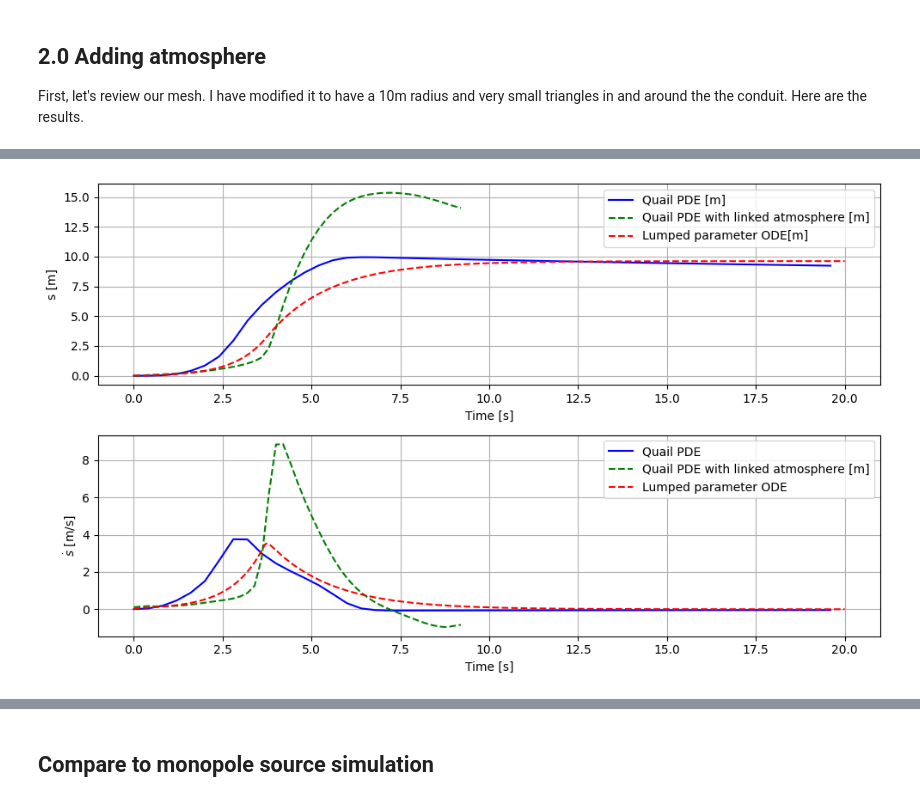
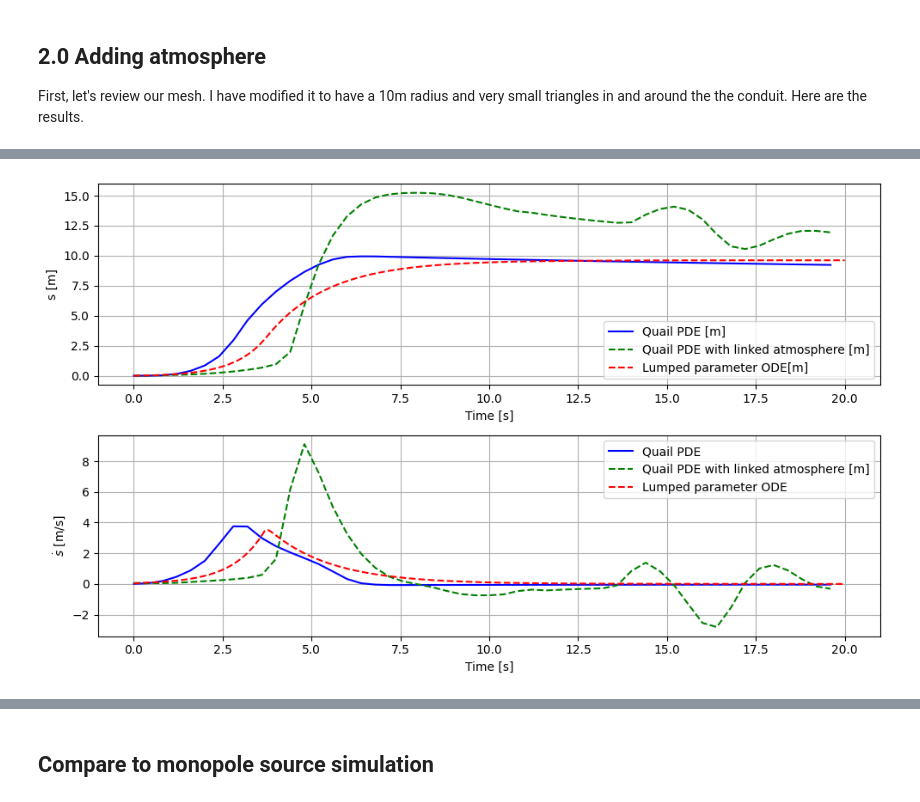
Before and after one commit to paxtonsc/volcano-sims, a Jupyter notebook: notebooks/2025.05.26.experiments.ipynb, the cells around one changed output, grey strips where cells are left out. Drawn from its saved outputs; the diff is of its cells as text; code cells hidden in the pictures.

```diff
--- a/notebooks/2025.05.26.experiments.ipynb
+++ b/notebooks/2025.05.26.experiments.ipynb
@@ -214,10 +215,10 @@ s2_0 = 0.0  # Initial velocity
 initial_state = [s1_0, s2_0]
 
 # Time points
-t = np.linspace(0, 20, 500)  # Time from 0 to 10 with 1000 points
+t_lumped = np.linspace(0, 20, 500)  # Time from 0 to 20 with 500 points
 
 # Solve the differential equations
-solution = odeint(system, initial_state, t)
+solution = odeint(system, initial_state, t_lumped)
 
 # Extract solutions
 s1 = solution[:, 0]  # Position
@@ -311,11 +310,11 @@ HTML(ani.to_html5_video())
 viscosity_index = 2
 atm_slip_time_series = []
 atm_times = []
-file_name = "short_plug_v13"
-iters = 47
+file_name = "short_plug_v15"
+iters = 200
 solver_func = get_local_solver_from_index_func(folder_name, file_name)
 
-for i in range(0, iters):
+for i in range(0, iters, 4):
     solver = solver_func(i)
     arhoA = solver.state_coeffs[:,:,solver.physics.get_state_index("pDensityA")]
     arhoWt = solver.state_coeffs[:,:,solver.physics.get_state_index("pDensityWt")]
@@ -334,32 +333,32 @@ for i in range(0, iters):
 # %%
 atm_slip_dot = np.gradient(atm_slip_time_series, atm_times)
 
 # Plot results
 plt.figure(figsize=(10, 6))
 
 plt.subplot(2, 1, 1)
 plt.plot(times, slip_time_series, 'b-', label='Quail PDE [m]')
 plt.plot(atm_times, atm_slip_time_series, 'g--', label='Quail PDE with linked atmosphere [m]')
-plt.plot(t, s1, 'r--', label='Lumped parameter ODE[m]')
+plt.plot(t_lumped, s1, 'r--', label='Lumped parameter ODE[m]')
 plt.xlabel("Time [s]")
 plt.ylabel("s [m]")
 plt.grid(True)
 plt.legend()
 
 plt.subplot(2, 1, 2)
 plt.plot(times, slip_dot, 'b-', label='Quail PDE')
 plt.plot(atm_times, atm_slip_dot, 'g--', label='Quail PDE with linked atmosphere [m]')
-plt.plot(t, s2, 'r--', label='Lumped parameter ODE')
+plt.plot(t_lumped, s2, 'r--', label='Lumped parameter ODE')
 plt.xlabel("Time [s]")
 plt.ylabel("$\dot{s}$ [m/s]")
 plt.grid(True)
 plt.legend()
 
 plt.savefig(f"{BASE_PATH}/volcano_sims/notebooks/charts/lumped_parameter_model.png")
 plt.tight_layout()
 plt.show()
 # %% [output]
-[figure, old version]
+[figure, new version]
 # %%
 import matplotlib.pyplot as plt
 import matplotlib.animation as animation
```
Also changed, not shown: parts of 21 cells of this notebook, 12 other files.
